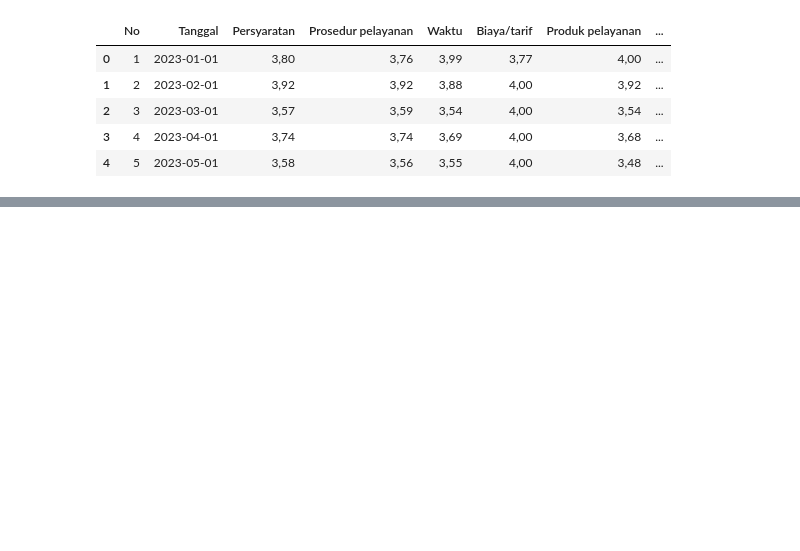
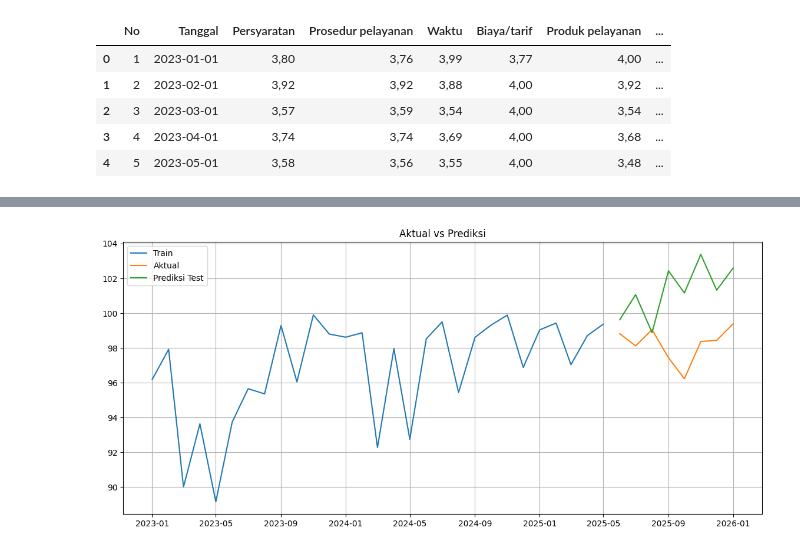
Before and after one commit to Nuril-Amada/Website-Dispusip-New, a Jupyter notebook: forecasting.ipynb, the cells around one changed output, grey strips where cells are left out. Saved outputs shown, nothing was run; the diff lists cells and outputs as text; code cells hidden in the pictures; blank space fills up the shorter version.

```diff
--- a/forecasting.ipynb
+++ b/forecasting.ipynb
@@ -276,0 +118,13 @@ plt.show()
+# %%
+model = ExponentialSmoothing(
+    train['IKM Konversi'],
+    trend='add',
+    seasonal='add',
+    seasonal_periods=12
+)
+
+fit_model = model.fit()
+# %%
+pred_test = fit_model.forecast(
+    len(test)
+)
@@ -276,0 +170,29 @@ plt.show()
+# %%
+plt.figure(figsize=(14,6))
+
+plt.plot(
+    train.index,
+    train['IKM Konversi'],
+    label='Train'
+)
+
+plt.plot(
+    test.index,
+    test['IKM Konversi'],
+    label='Aktual'
+)
+
+plt.plot(
+    test.index,
+    pred_test,
+    label='Prediksi Test'
+)
+
+plt.title("Aktual vs Prediksi")
+
+plt.legend()
+plt.grid(True)
+
+plt.show()
+# %% [output]
+[figure, added]
```
Also changed, not shown: parts of 35 cells of this notebook, 9 other files.
